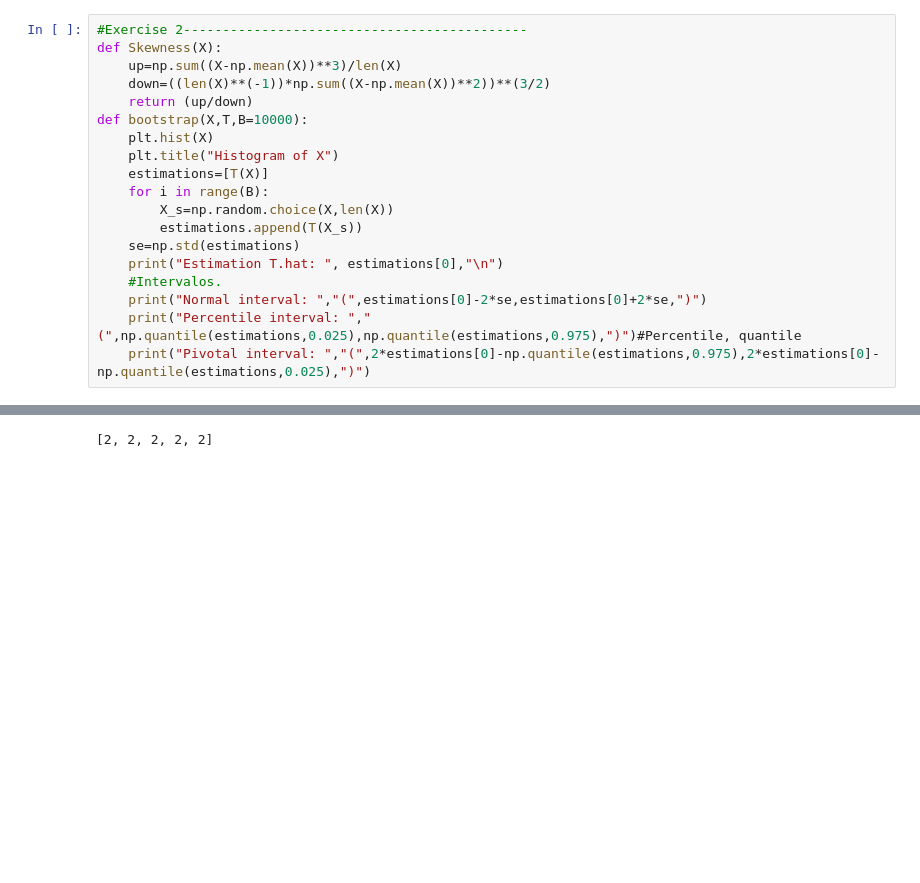
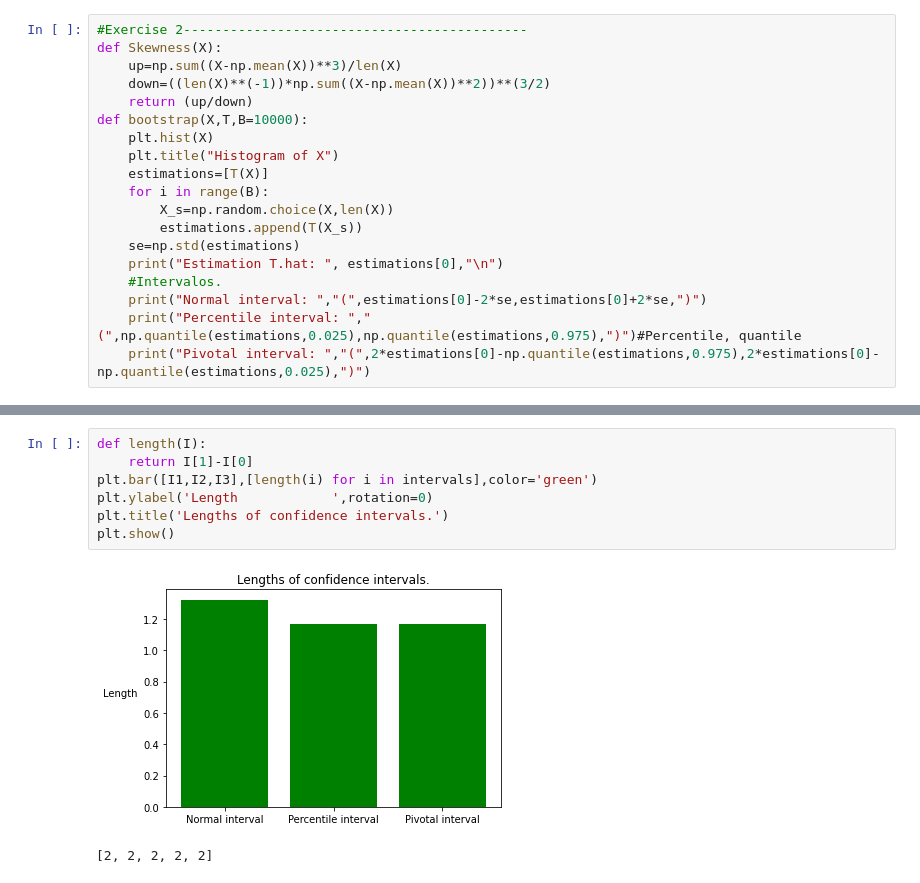
Before and after one commit to JairEsc/Mat_Apl, a Jupyter notebook: Est_T5.ipynb, the cells around one changed output, grey strips where cells are left out. Drawn from its saved outputs; the diff is of its cells as text; blank space fills up the shorter version.

```diff
--- a/Est_T5.ipynb
+++ b/Est_T5.ipynb
@@ -88,3 +114,12 @@ plt.plot(range(1,26), [-3.1]*25,'b--',label='Third interval')
+# %%
+def length(I):
+    return I[1]-I[0]
+plt.bar([I1,I2,I3],[length(i) for i in intervals],color='green')
+plt.ylabel('Length            ',rotation=0)
+plt.title('Lengths of confidence intervals.')
+plt.show()
+# %% [output]
+[figure, added]
 # %%
 # %% [output]
 [2, 2, 2, 2, 2]
```
Also changed, not shown: parts of 5 cells of this notebook.
